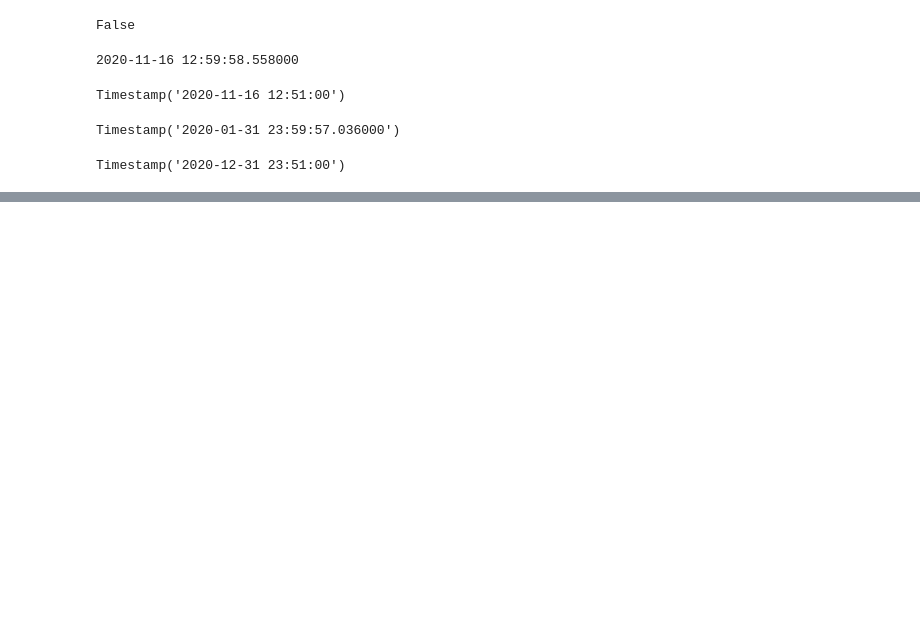
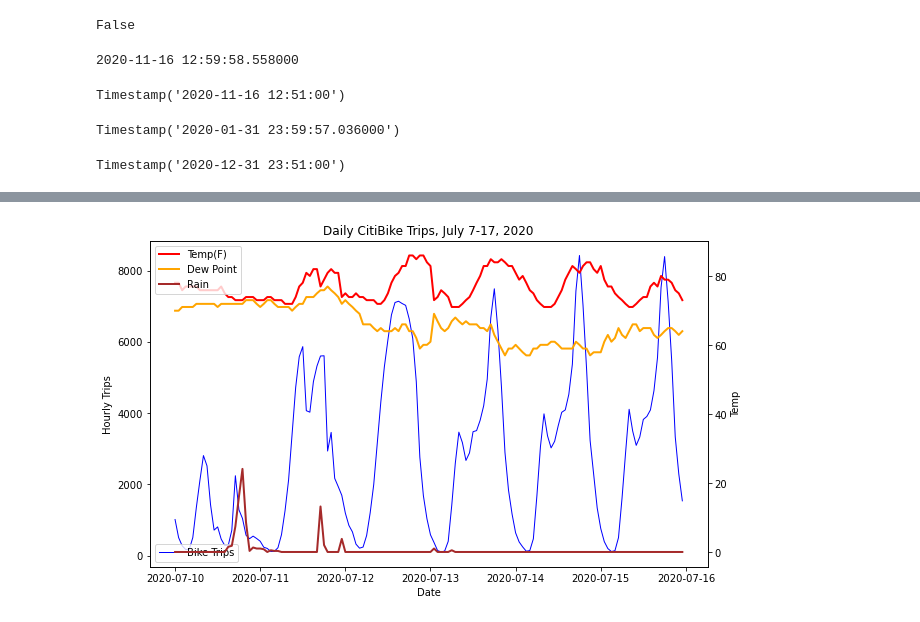
Before and after one commit to leckieje/fair_weather_cyclists, a Jupyter notebook: bike_weather_20.ipynb, the cells around one changed output, grey strips where cells are left out. Saved outputs shown, nothing was run; the diff lists cells and outputs as text; code cells hidden in the pictures; blank space fills up the shorter version.

```diff
--- a/bike_weather_20.ipynb
+++ b/bike_weather_20.ipynb
@@ -869,0 +998,6 @@ x_feb_wk = bike_summer['date_to_hour_dt'].unique()
+# %%
+fig, ax = plt.subplots(figsize=(10,6))
+
+chart_ride_weather(july_xy_wk, ax, 'July 7-17')
+# %% [output]
+[figure, added]
```
Also changed, not shown: parts of 70 cells of this notebook.
